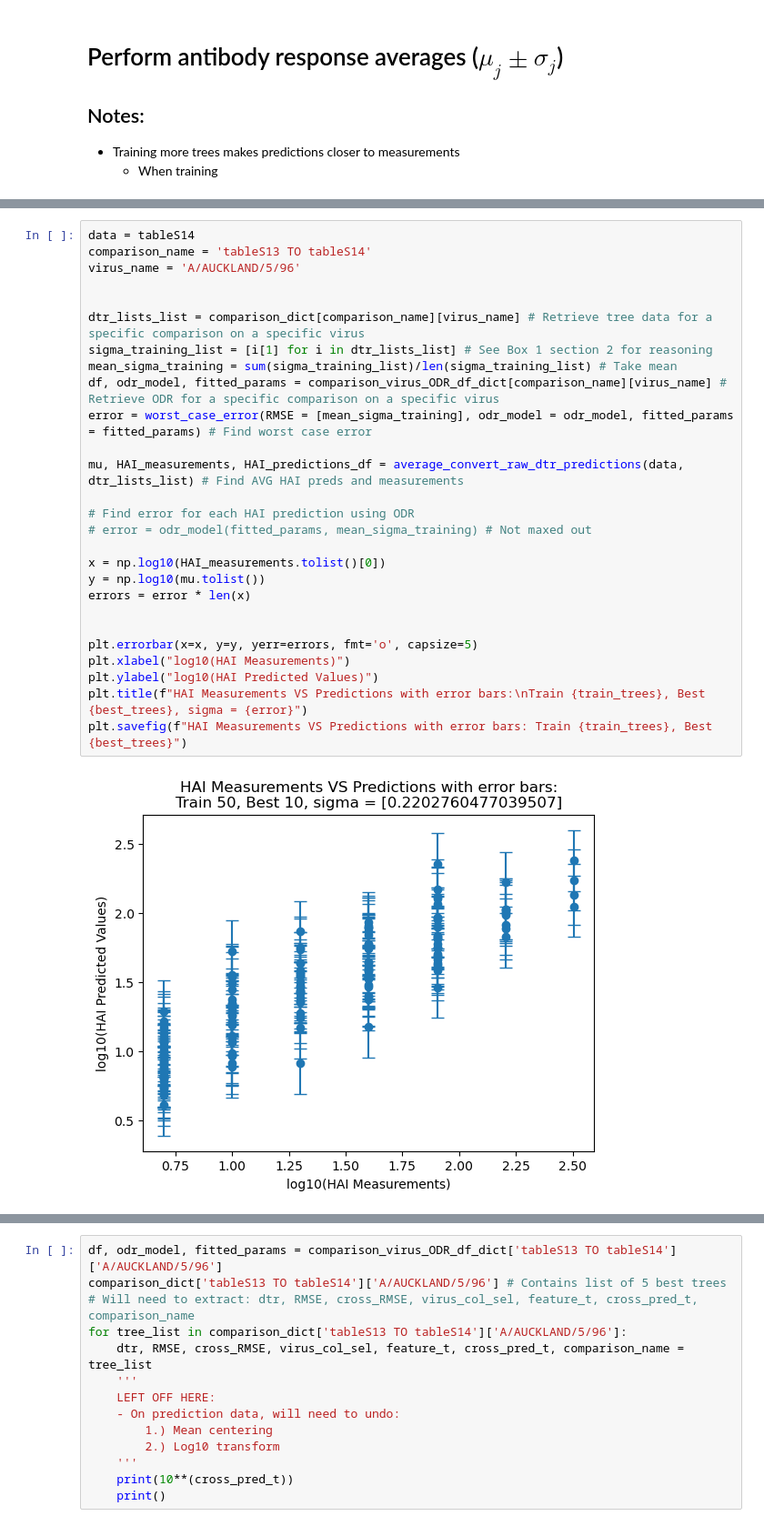
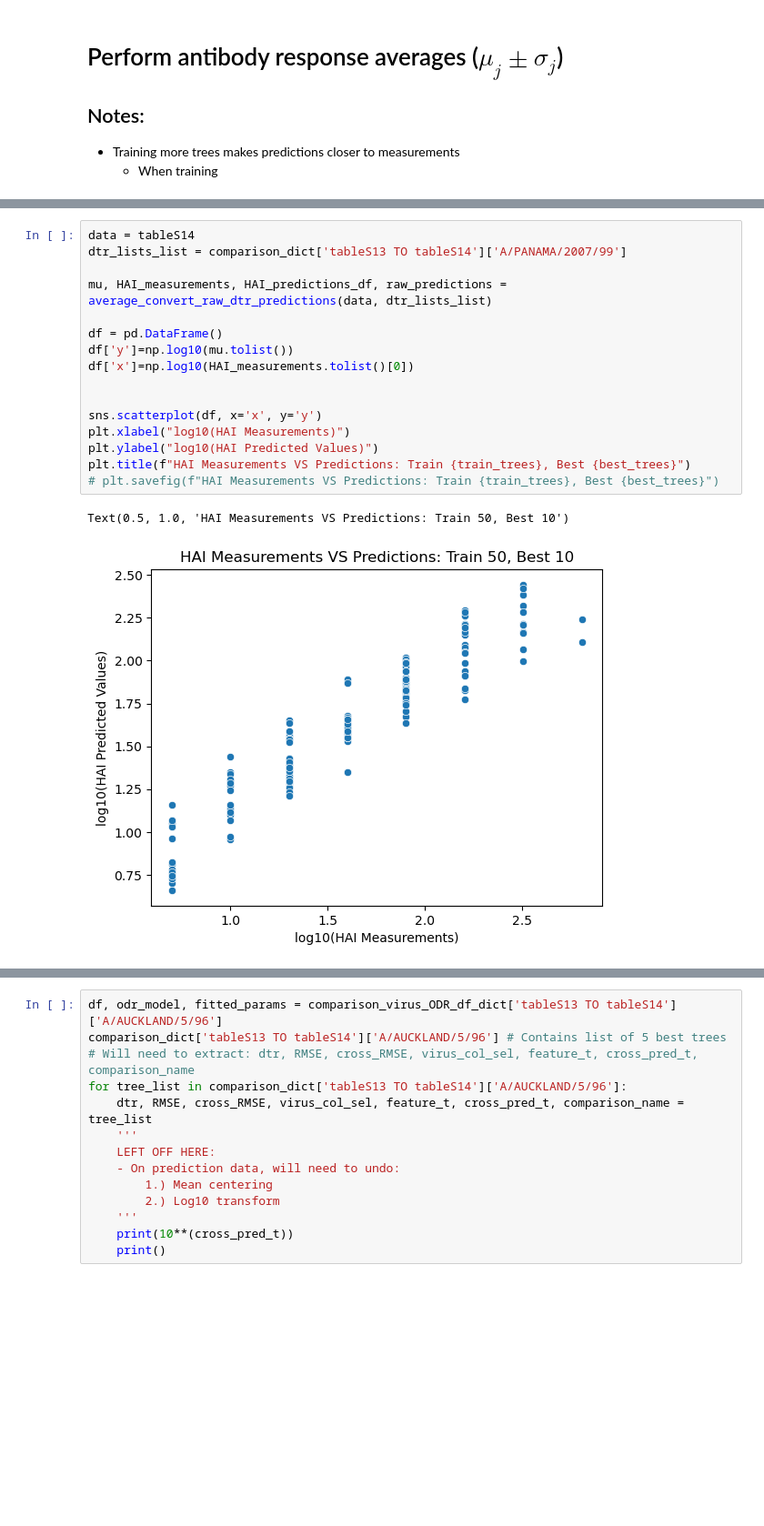
Before and after one commit to nick33333/einav_lab_work, a Jupyter notebook: Nicks_stuff/my_main_func.ipynb, the cells around one changed output, grey strips where cells are left out. Shown at 91% size. Saved outputs shown, nothing was run; the diff lists cells and outputs as text; blank space fills up the shorter version.

```diff
--- a/Nicks_stuff/my_main_func.ipynb
+++ b/Nicks_stuff/my_main_func.ipynb
@@ -842,29 +824,19 @@ plt.savefig(f"HAI Measurements VS Predictions: Train {train_trees}, Best {best_t
-# %%
-data = tableS14
-comparison_name = 'tableS13 TO tableS14'
-virus_name = 'A/AUCKLAND/5/96'
-
-
-dtr_lists_list = comparison_dict[comparison_name][virus_name] # Retrieve tree data for a specific comparison on a specific virus
-sigma_training_list = [i[1] for i in dtr_lists_list] # See Box 1 section 2 for reasoning
-mean_sigma_training = sum(sigma_training_list)/len(sigma_training_list) # Take mean
-df, odr_model, fitted_params = comparison_virus_ODR_df_dict[comparison_name][virus_name] # Retrieve ODR for a specific comparison on a specific virus
-error = worst_case_error(RMSE = [mean_sigma_training], odr_model = odr_model, fitted_params = fitted_params) # Find worst case error
-
-mu, HAI_measurements, HAI_predictions_df = average_convert_raw_dtr_predictions(data, dtr_lists_list) # Find AVG HAI preds and measurements
-
-# Find error for each HAI prediction using ODR
-# error = odr_model(fitted_params, mean_sigma_training) # Not maxed out
-
-x = np.log10(HAI_measurements.tolist()[0])
-y = np.log10(mu.tolist())
-errors = error * len(x)
-
-
-plt.errorbar(x=x, y=y, yerr=errors, fmt='o', capsize=5)
-plt.xlabel("log10(HAI Measurements)")
-plt.ylabel("log10(HAI Predicted Values)")
-plt.title(f"HAI Measurements VS Predictions with error bars:\nTrain {train_trees}, Best {best_trees}, sigma = {error}")
-plt.savefig(f"HAI Measurements VS Predictions with error bars: Train {train_trees}, Best {best_trees}")
-# %% [output]
-[figure, removed]
+# %%
+data = tableS14
+dtr_lists_list = comparison_dict['tableS13 TO tableS14']['A/PANAMA/2007/99']
+
+mu, HAI_measurements, HAI_predictions_df, raw_predictions = average_convert_raw_dtr_predictions(data, dtr_lists_list)
+
+df = pd.DataFrame()
+df['y']=np.log10(mu.tolist())
+df['x']=np.log10(HAI_measurements.tolist()[0])
+
+
+sns.scatterplot(df, x='x', y='y')
+plt.xlabel("log10(HAI Measurements)")
+plt.ylabel("log10(HAI Predicted Values)")
+plt.title(f"HAI Measurements VS Predictions: Train {train_trees}, Best {best_trees}")
+# plt.savefig(f"HAI Measurements VS Predictions: Train {train_trees}, Best {best_trees}")
+# %% [output]
+Text(0.5, 1.0, 'HAI Measurements VS Predictions: Train 50, Best 10')
+[figure, added]
```
Also changed, not shown: parts of 18 cells of this notebook, 5 other files.
